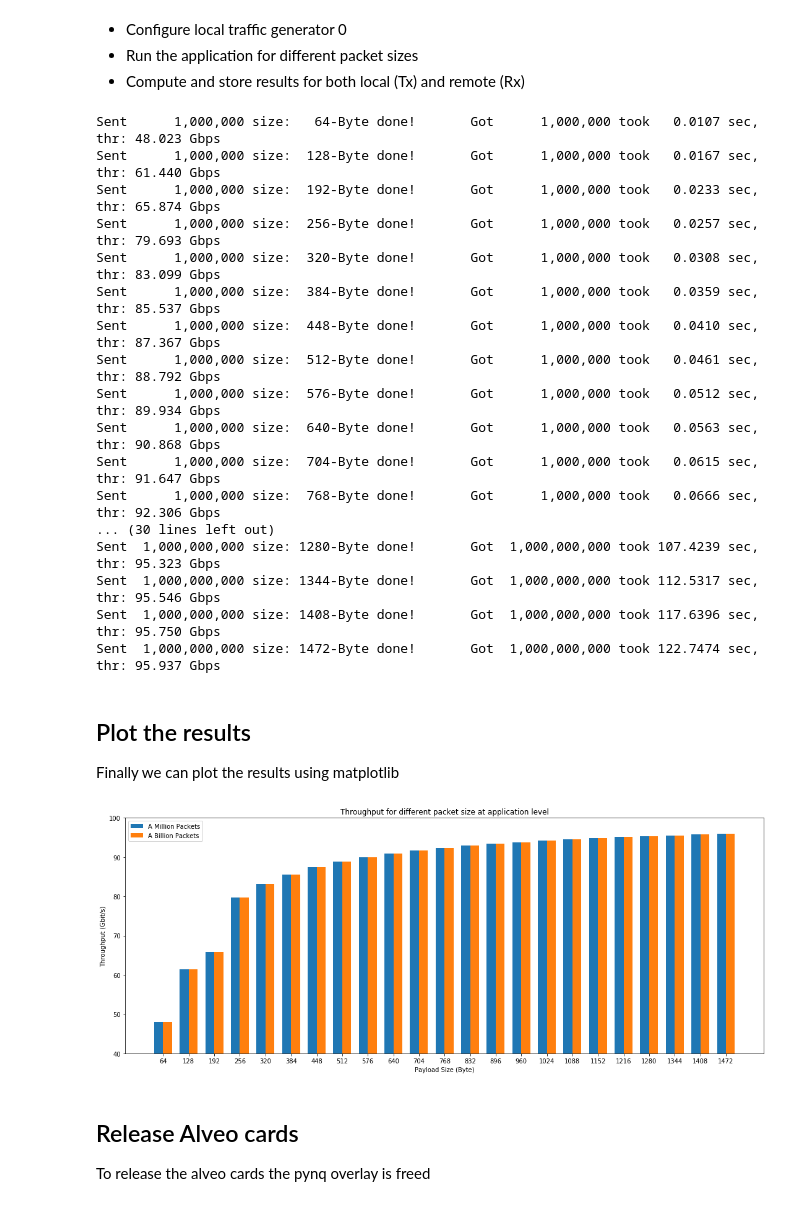
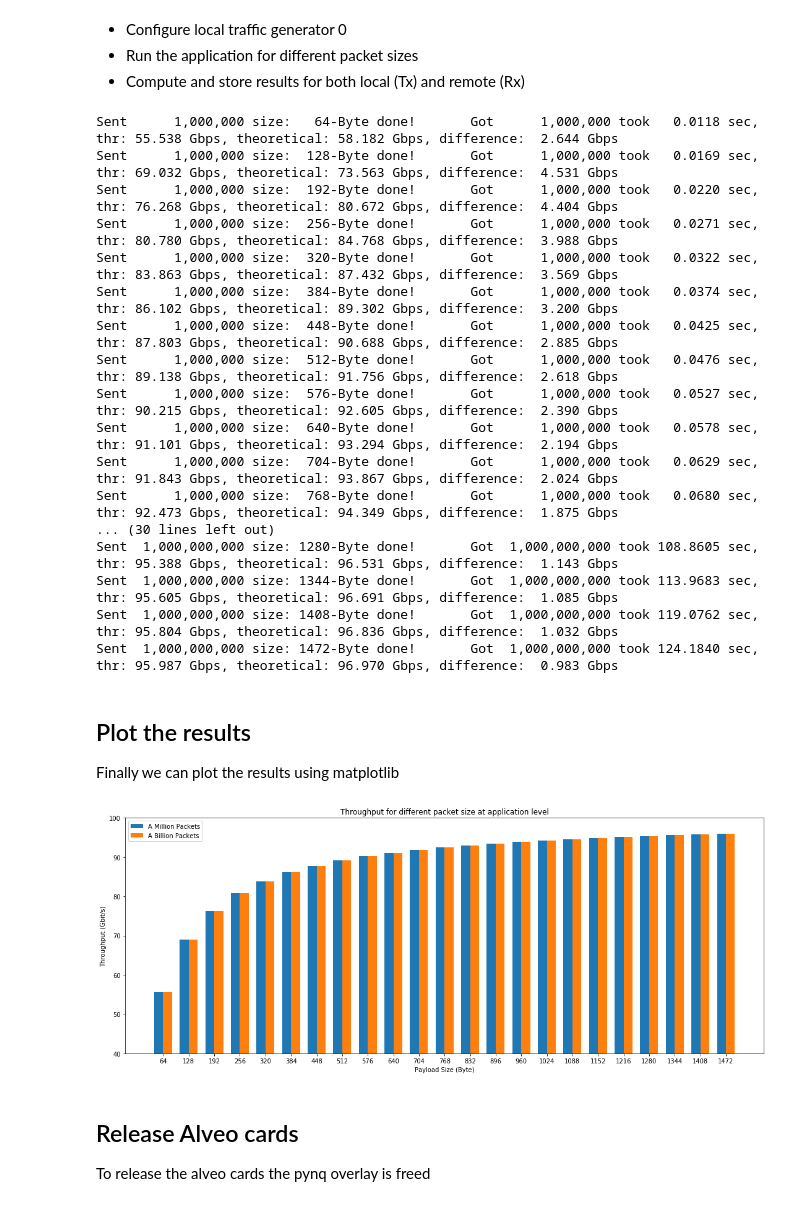
Before and after one commit to Xilinx/xup_vitis_network_example, a Jupyter notebook: Notebooks/vnx-benchmark-throughput-switch.ipynb, the cells around one changed output. Saved outputs shown, nothing was run; the diff lists cells and outputs as text; code cells hidden in the pictures.

```diff
--- a/Notebooks/vnx-benchmark-throughput-switch.ipynb
+++ b/Notebooks/vnx-benchmark-throughput-switch.ipynb
@@ -183,7 +183,7 @@ ol_w1_tg.register_map.CTRL.AP_START = 1
 * Compute and store results for both local (Tx) and remote (Rx)
 # %%
 import time
-freq = 300
+freq = int(ol_w1.clock_dict['clock0']['frequency'])
 ol_w0_tg = ol_w0.traffic_generator_0_3
 experiment_dict = {}
 local_dict = {}
@@ -191,7 +191,7 @@ ol_w0_tg.register_map.mode = benchmark_mode.index('PRODUCER')
 ol_w0_tg.register_map.dest_id = 12
 ol_w1_tg.freq = freq
 ol_w0_tg.freq = freq
-for pkt in [1000000, 1000000000]:
+for pkt in [1_000_000, 1_000_000_000]:
     ol_w0_tg.register_map.debug_reset = 1
     ol_w1_tg.register_map.debug_reset = 1
     ol_w0_tg.register_map.time_between_packets = 0
@@ -212,28 +212,30 @@ for pkt in [1000000, 1000000000]:
         # Reset probes to prepare for next computation
         ol_w0_tg.resetProbes()
         ol_w1_tg.resetProbes()
-        print("Sent {:14,} size: {:4}-Byte done!\tGot {:14,} took {:8.4f} sec, thr: {:.3f} Gbps"\
-              .format(pkt,beats*64, rx_tot_pkt, rx_time, rx_thr))
+        #Compute theoretical maximum at application level, overhead is UDP (8), IP (20), Ethernet(14) and FCS (4)
+        theoretical = (beats * 64 * 100)/((beats*64)+8+20+14+4)
+        print("Sent {:14,} size: {:4}-Byte done!	Got {:14,} took {:8.4f} sec, thr: {:.3f} Gbps, theoretical: {:.3f} Gbps, difference: {:6.3f} Gbps"\
+              .format(pkt,beats*64, rx_tot_pkt, rx_time, rx_thr, theoretical, theoretical-rx_thr))
         time.sleep(0.5)
     experiment_dict[pkt] = local_dict
 # %% [output]
-Sent      1,000,000 size:   64-Byte done!       Got      1,000,000 took   0.0107 sec, thr: 48.023 Gbps
-Sent      1,000,000 size:  128-Byte done!       Got      1,000,000 took   0.0167 sec, thr: 61.440 Gbps
-Sent      1,000,000 size:  192-Byte done!       Got      1,000,000 took   0.0233 sec, thr: 65.874 Gbps
-Sent      1,000,000 size:  256-Byte done!       Got      1,000,000 took   0.0257 sec, thr: 79.693 Gbps
-Sent      1,000,000 size:  320-Byte done!       Got      1,000,000 took   0.0308 sec, thr: 83.099 Gbps
-Sent      1,000,000 size:  384-Byte done!       Got      1,000,000 took   0.0359 sec, thr: 85.537 Gbps
-Sent      1,000,000 size:  448-Byte done!       Got      1,000,000 took   0.0410 sec, thr: 87.367 Gbps
-Sent      1,000,000 size:  512-Byte done!       Got      1,000,000 took   0.0461 sec, thr: 88.792 Gbps
-Sent      1,000,000 size:  576-Byte done!       Got      1,000,000 took   0.0512 sec, thr: 89.934 Gbps
-Sent      1,000,000 size:  640-Byte done!       Got      1,000,000 took   0.0563 sec, thr: 90.868 Gbps
-Sent      1,000,000 size:  704-Byte done!       Got      1,000,000 took   0.0615 sec, thr: 91.647 Gbps
-Sent      1,000,000 size:  768-Byte done!       Got      1,000,000 took   0.0666 sec, thr: 92.306 Gbps
+Sent      1,000,000 size:   64-Byte done!       Got      1,000,000 took   0.0118 sec, thr: 55.538 Gbps, theoretical: 58.182 Gbps, difference:  2.644 Gbps
+Sent      1,000,000 size:  128-Byte done!       Got      1,000,000 took   0.0169 sec, thr: 69.032 Gbps, theoretical: 73.563 Gbps, difference:  4.531 Gbps
+Sent      1,000,000 size:  192-Byte done!       Got      1,000,000 took   0.0220 sec, thr: 76.268 Gbps, theoretical: 80.672 Gbps, difference:  4.404 Gbps
+Sent      1,000,000 size:  256-Byte done!       Got      1,000,000 took   0.0271 sec, thr: 80.780 Gbps, theoretical: 84.768 Gbps, difference:  3.988 Gbps
+Sent      1,000,000 size:  320-Byte done!       Got      1,000,000 took   0.0322 sec, thr: 83.863 Gbps, theoretical: 87.432 Gbps, difference:  3.569 Gbps
+Sent      1,000,000 size:  384-Byte done!       Got      1,000,000 took   0.0374 sec, thr: 86.102 Gbps, theoretical: 89.302 Gbps, difference:  3.200 Gbps
+Sent      1,000,000 size:  448-Byte done!       Got      1,000,000 took   0.0425 sec, thr: 87.803 Gbps, theoretical: 90.688 Gbps, difference:  2.885 Gbps
+Sent      1,000,000 size:  512-Byte done!       Got      1,000,000 took   0.0476 sec, thr: 89.138 Gbps, theoretical: 91.756 Gbps, difference:  2.618 Gbps
+Sent      1,000,000 size:  576-Byte done!       Got      1,000,000 took   0.0527 sec, thr: 90.215 Gbps, theoretical: 92.605 Gbps, difference:  2.390 Gbps
+Sent      1,000,000 size:  640-Byte done!       Got      1,000,000 took   0.0578 sec, thr: 91.101 Gbps, theoretical: 93.294 Gbps, difference:  2.194 Gbps
+Sent      1,000,000 size:  704-Byte done!       Got      1,000,000 took   0.0629 sec, thr: 91.843 Gbps, theoretical: 93.867 Gbps, difference:  2.024 Gbps
+Sent      1,000,000 size:  768-Byte done!       Got      1,000,000 took   0.0680 sec, thr: 92.473 Gbps, theoretical: 94.349 Gbps, difference:  1.875 Gbps
 ... (30 lines left out)
-Sent  1,000,000,000 size: 1280-Byte done!       Got  1,000,000,000 took 107.4239 sec, thr: 95.323 Gbps
-Sent  1,000,000,000 size: 1344-Byte done!       Got  1,000,000,000 took 112.5317 sec, thr: 95.546 Gbps
-Sent  1,000,000,000 size: 1408-Byte done!       Got  1,000,000,000 took 117.6396 sec, thr: 95.750 Gbps
-Sent  1,000,000,000 size: 1472-Byte done!       Got  1,000,000,000 took 122.7474 sec, thr: 95.937 Gbps
+Sent  1,000,000,000 size: 1280-Byte done!       Got  1,000,000,000 took 108.8605 sec, thr: 95.388 Gbps, theoretical: 96.531 Gbps, difference:  1.143 Gbps
+Sent  1,000,000,000 size: 1344-Byte done!       Got  1,000,000,000 took 113.9683 sec, thr: 95.605 Gbps, theoretical: 96.691 Gbps, difference:  1.085 Gbps
+Sent  1,000,000,000 size: 1408-Byte done!       Got  1,000,000,000 took 119.0762 sec, thr: 95.804 Gbps, theoretical: 96.836 Gbps, difference:  1.032 Gbps
+Sent  1,000,000,000 size: 1472-Byte done!       Got  1,000,000,000 took 124.1840 sec, thr: 95.987 Gbps, theoretical: 96.970 Gbps, difference:  0.983 Gbps
 # %% [markdown]
 ## Plot the results
 Finally we can plot the results using matplotlib
@@ -241,38 +243,38 @@ Finally we can plot the results using matplotlib
 %matplotlib inline
 import matplotlib.pyplot as plt
 
-dict_oneM = experiment_dict[1000000]
-dict_oneB = experiment_dict[1000000000]
+dict_oneM = experiment_dict[1_000_000]
+dict_oneB = experiment_dict[1_000_000_000]
 labels = []
 oneM_thr = []
 oneB_thr = []
 
 for b in dict_oneM:
     labels.append(dict_oneM[b]['size'])
     oneM_thr.append(dict_oneM[b]['rx_thr'])
 
 for b in dict_oneB:
     oneB_thr.append(dict_oneB[b]['rx_thr'])
 
 x = np.arange(len(labels))  # the label locations
 width = 0.35  # the width of the bars
 
 fig, ax = plt.subplots()
 rects1 = ax.bar(x - width/2, oneM_thr, width, label='A Million Packets')
 rects2 = ax.bar(x + width/2, oneB_thr, width, label='A Billion Packets')
 
 # Add some text for labels, title and custom x-axis tick labels, etc.
 ax.set_ylabel('Throughput (Gbit/s)')
 ax.set_xlabel('Payload Size (Byte)')
 ax.set_title('Throughput for different packet size at application level')
 ax.set_xticks(x)
 ax.set_xticklabels(labels)
 ax.legend()
 ax.set_ylim(40,100)
 fig.set_size_inches(18.5, 7)
 plt.show()
 # %% [output]
-[figure, old version]
+[figure, new version]
 # %% [markdown]
 ## Release Alveo cards
 To release the alveo cards the pynq overlay is freed
```
Also changed, not shown: 3 other files.
